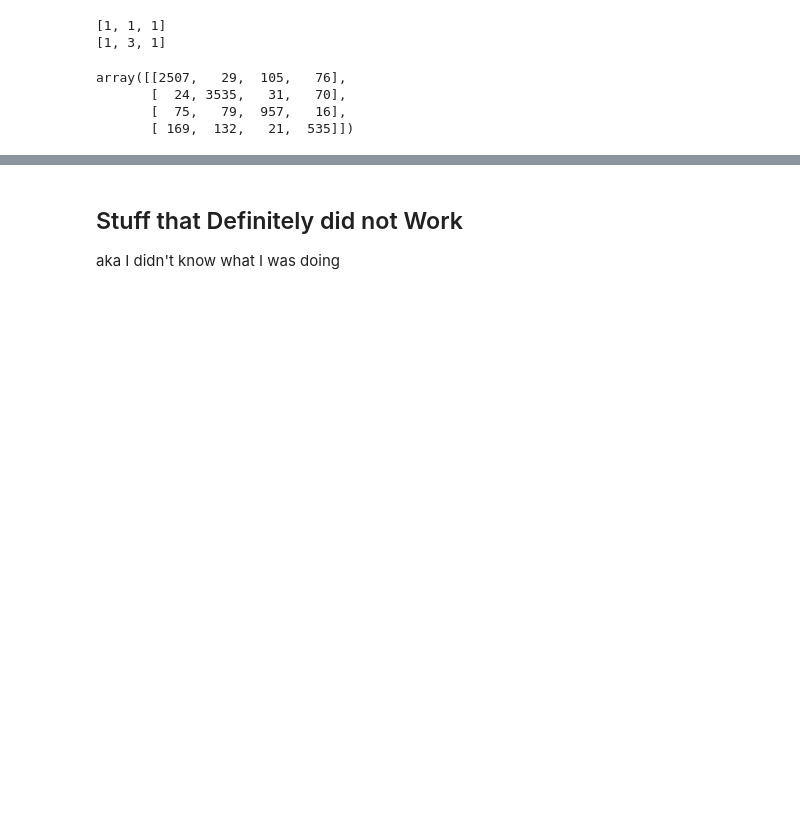
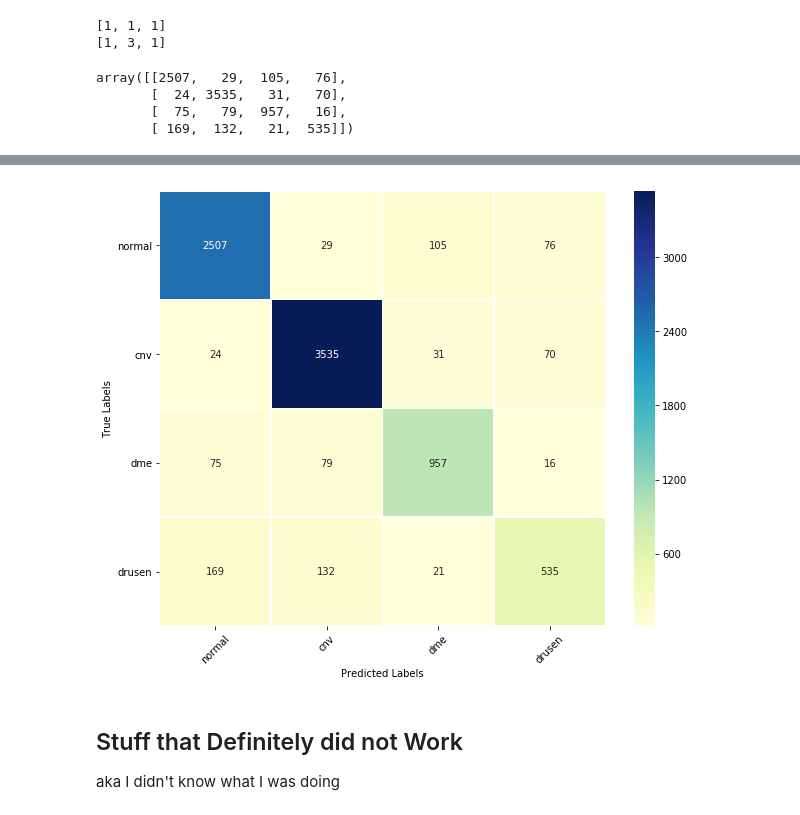
Before and after one commit to MagicMilly/conv-net-computer-vision, a Jupyter notebook: student.ipynb, the cells around one changed output, grey strips where cells are left out. Cells and saved outputs as stored; diff of their text form; code cells hidden in the pictures; blank space fills up the shorter version.

Commit message:
damn that is a nice confusion matrix if I may say so myself

```diff
--- a/student.ipynb
+++ b/student.ipynb
@@ -901,7 +903,8 @@ print(y_test_reverse)
 y_preds_reversed = [np.argmax(y, axis=None, out=None) for y in y_pred]
 y_true_reversed = [np.argmax(y, axis=None, out=None) for y in y_test]
 # %%
-confusion_matrix(y_true_reversed, y_preds_reversed)
+cm = confusion_matrix(y_true_reversed, y_preds_reversed)
+cm
 # %% [output]
 array([[2507,   29,  105,   76],
        [  24, 3535,   31,   70],
@@ -912,0 +945,5 @@ img_classes = ['normal', 'cnv', 'dme', 'drusen']
+# %%
+class_names = ['normal', 'cnv', 'dme', 'drusen']
+# %%
+df_cm = pd.DataFrame(cm, index=class_names, columns=class_names)
+df_cm.head()
@@ -913,3 +956,13 @@ img_classes = ['normal', 'cnv', 'dme', 'drusen']
+# %%
+fig = plt.figure(figsize=(10,8))
+hm = sns.heatmap(data=df_cm, annot=True, cbar=True, cmap='YlGnBu', linewidths=0.5, fmt='d')
+hm.yaxis.set_ticklabels(hm.yaxis.get_ticklabels(), rotation=0)
+hm.xaxis.set_ticklabels(hm.xaxis.get_ticklabels(), rotation=45)
+plt.ylabel('True Labels')
+plt.xlabel('Predicted Labels')
+plt.show()
+# %% [output]
+[figure, added]
 # %% [markdown]
 ## Stuff that Definitely did not Work
 aka I didn't know what I was doing
```
Also changed, not shown: parts of 7 cells of this notebook.
